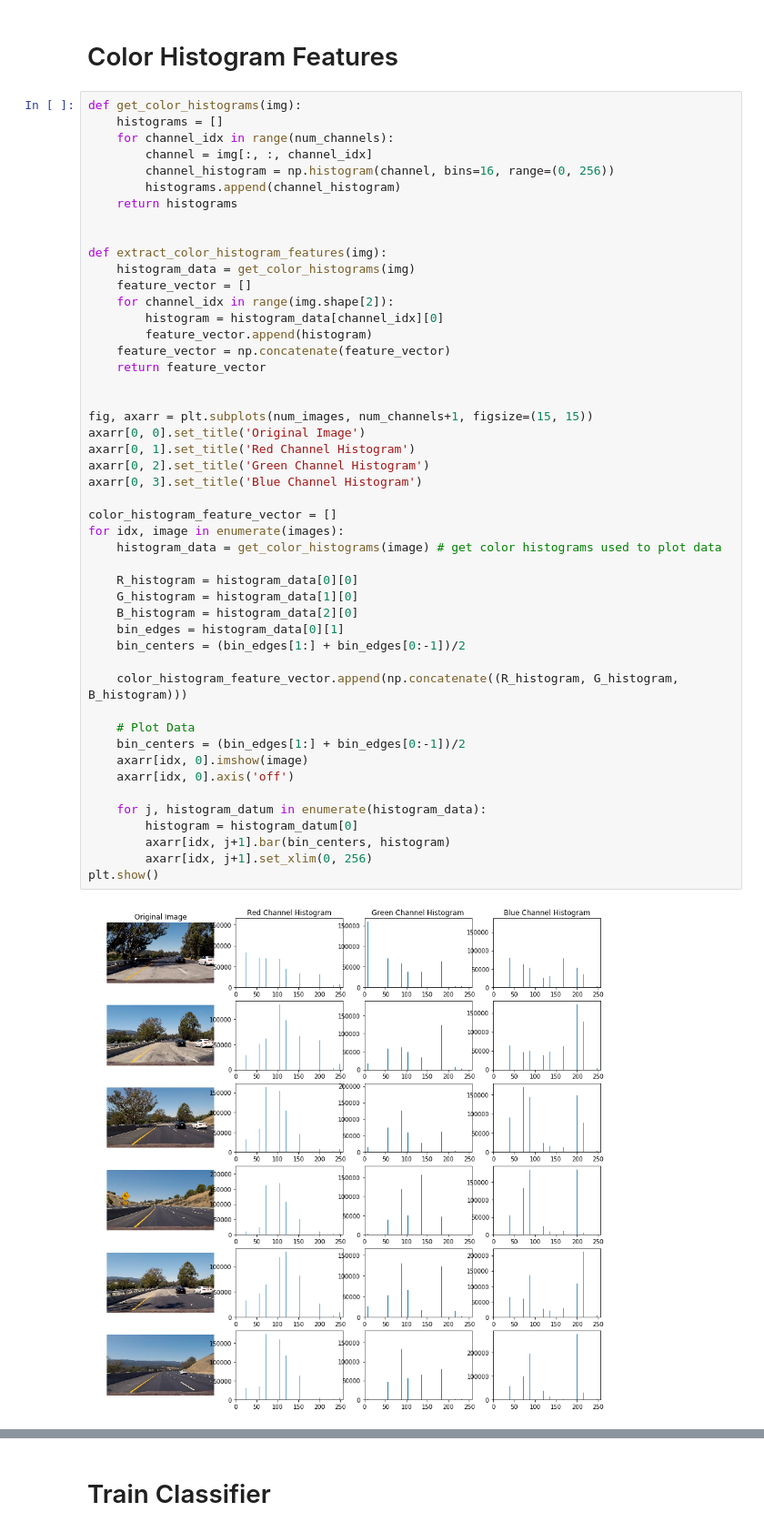
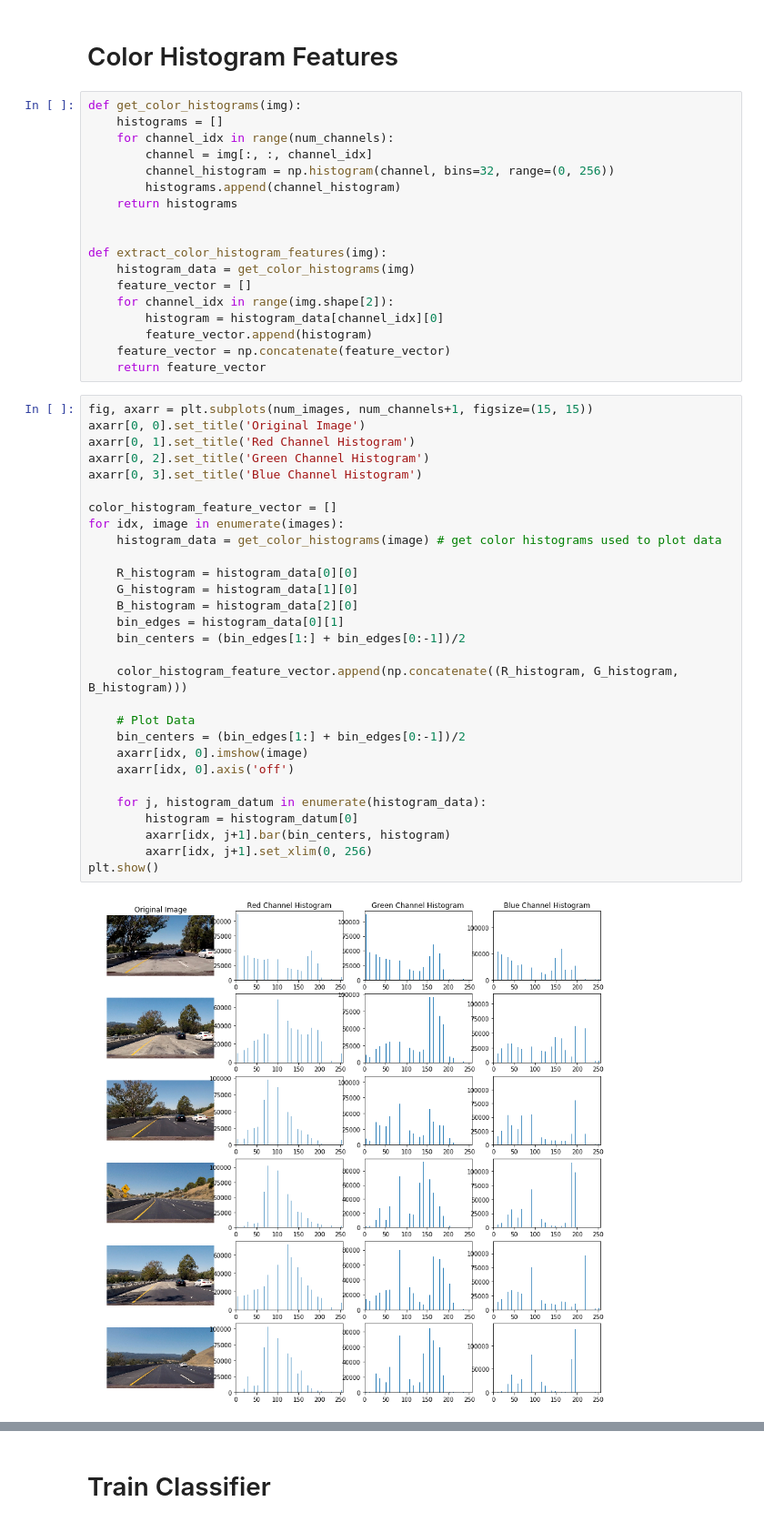
Before and after one commit to AryanJ-NYC/vehicle-detection, a Jupyter notebook: vehicle-detection.ipynb, the cells around one changed output, grey strips where cells are left out. Shown at 91% size. Drawn from its saved outputs; the diff is of its cells as text.

```diff
--- a/vehicle-detection.ipynb
+++ b/vehicle-detection.ipynb
@@ -60,53 +40,52 @@ plt.show()
 # %% [markdown]
 # Color Histogram Features
+# %%
+def get_color_histograms(img):
+    histograms = []
+    for channel_idx in range(num_channels):
+        channel = img[:, :, channel_idx]
+        channel_histogram = np.histogram(channel, bins=32, range=(0, 256))
+        histograms.append(channel_histogram)
+    return histograms
+
+
+def extract_color_histogram_features(img):
+    histogram_data = get_color_histograms(img)
+    feature_vector = []
+    for channel_idx in range(img.shape[2]):
+        histogram = histogram_data[channel_idx][0]
+        feature_vector.append(histogram)
+    feature_vector = np.concatenate(feature_vector)
+    return feature_vector
 # %%
-def get_color_histograms(img):
-    histograms = []
-    for channel_idx in range(num_channels):
-        channel = img[:, :, channel_idx]
-        channel_histogram = np.histogram(channel, bins=16, range=(0, 256))
-        histograms.append(channel_histogram)
-    return histograms
-
-
-def extract_color_histogram_features(img):
-    histogram_data = get_color_histograms(img)
-    feature_vector = []
-    for channel_idx in range(img.shape[2]):
-        histogram = histogram_data[channel_idx][0]
-        feature_vector.append(histogram)
-    feature_vector = np.concatenate(feature_vector)
-    return feature_vector
-
-
 fig, axarr = plt.subplots(num_images, num_channels+1, figsize=(15, 15))
 axarr[0, 0].set_title('Original Image')
 axarr[0, 1].set_title('Red Channel Histogram')
 axarr[0, 2].set_title('Green Channel Histogram')
 axarr[0, 3].set_title('Blue Channel Histogram')
 
 color_histogram_feature_vector = []
 for idx, image in enumerate(images):
     histogram_data = get_color_histograms(image) # get color histograms used to plot data
 
     R_histogram = histogram_data[0][0]
     G_histogram = histogram_data[1][0]
     B_histogram = histogram_data[2][0]
     bin_edges = histogram_data[0][1]
     bin_centers = (bin_edges[1:] + bin_edges[0:-1])/2
 
     color_histogram_feature_vector.append(np.concatenate((R_histogram, G_histogram, B_histogram)))
 
     # Plot Data
     bin_centers = (bin_edges[1:] + bin_edges[0:-1])/2
     axarr[idx, 0].imshow(image)
     axarr[idx, 0].axis('off')
 
     for j, histogram_datum in enumerate(histogram_data):
         histogram = histogram_datum[0]
         axarr[idx, j+1].bar(bin_centers, histogram)
         axarr[idx, j+1].set_xlim(0, 256)
 plt.show()
 # %% [output]
-[figure, old version]
+[figure, new version]
 # %%
```
Also changed, not shown: parts of 14 cells of this notebook.
